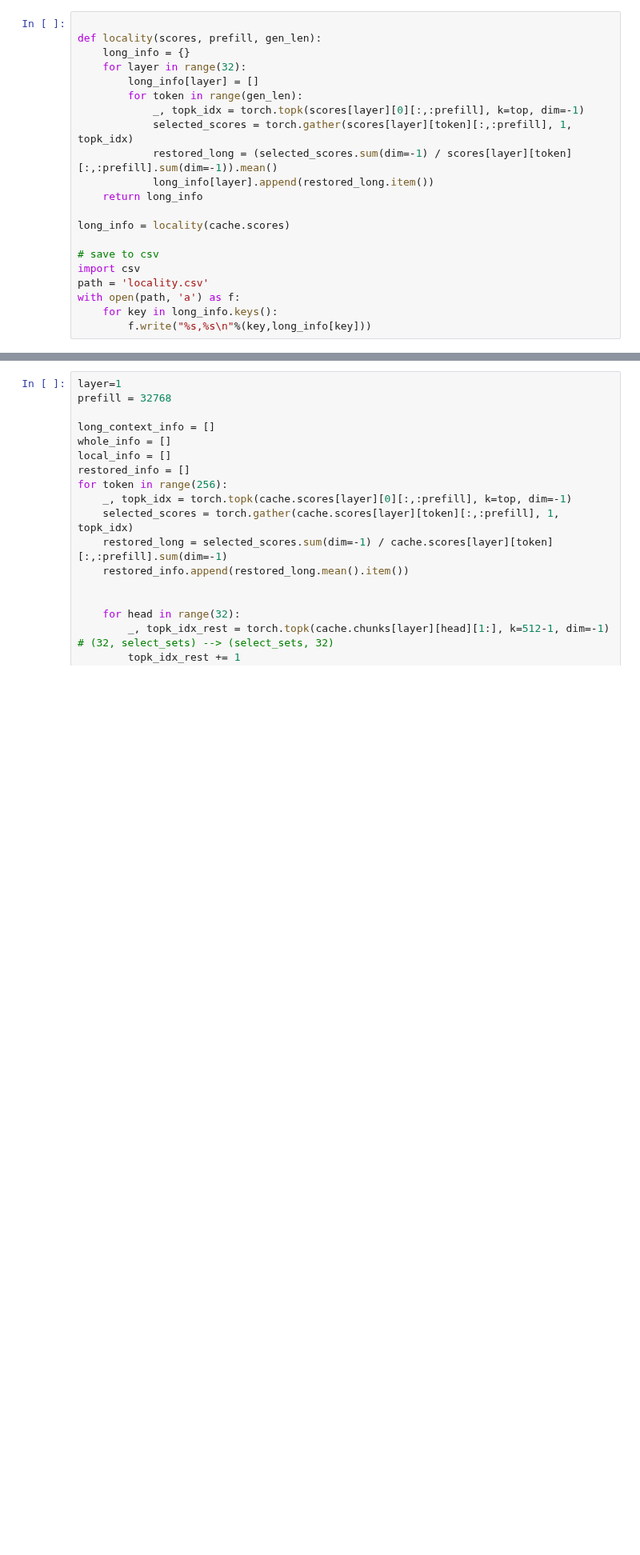
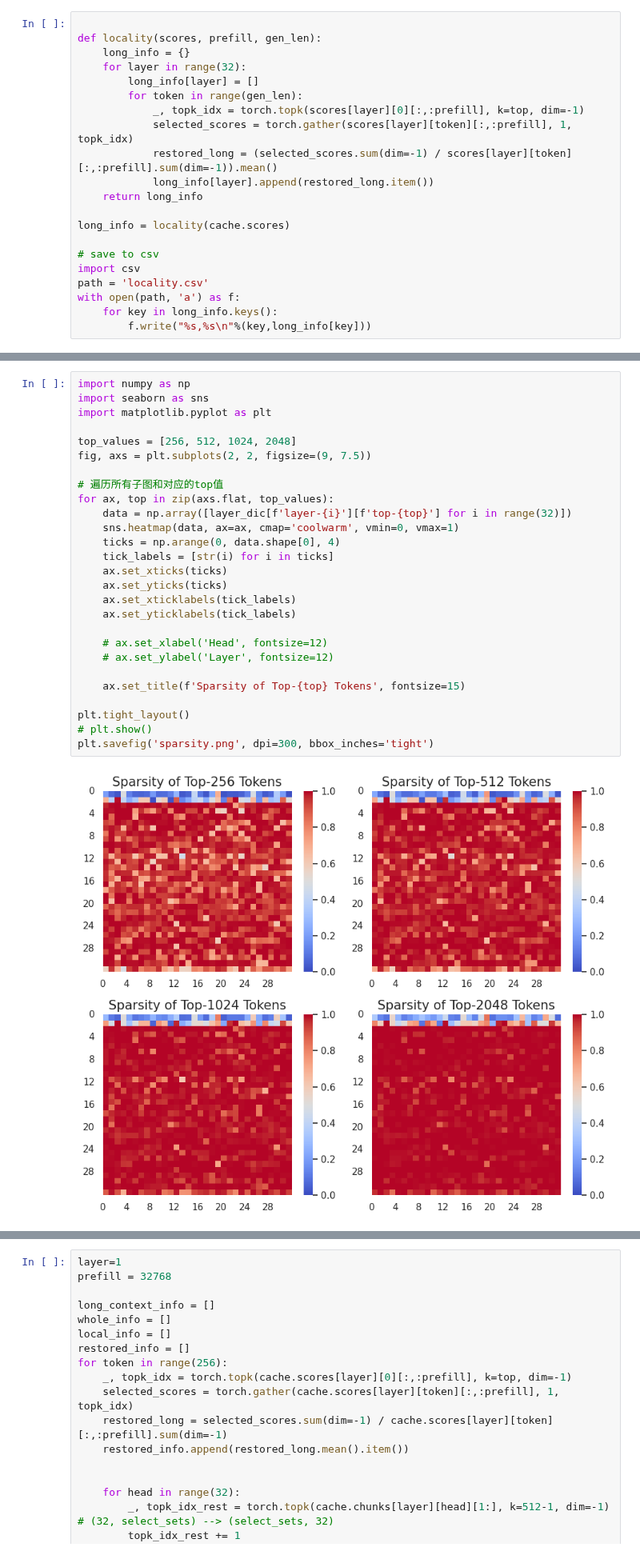
Before and after one commit to ranonrkm/TriForce-legacy, a Jupyter notebook: test.ipynb, the cells around one changed output, grey strips where cells are left out. Shown at 80% size. Cells and saved outputs as stored; diff of their text form; blank space fills up the shorter version.

```diff
--- a/test.ipynb
+++ b/test.ipynb
@@ -343,0 +401,29 @@ long_info
+# %%
+import numpy as np
+import seaborn as sns
+import matplotlib.pyplot as plt
+
+top_values = [256, 512, 1024, 2048]
+fig, axs = plt.subplots(2, 2, figsize=(9, 7.5))
+
+# 遍历所有子图和对应的top值
+for ax, top in zip(axs.flat, top_values):
+    data = np.array([layer_dic[f'layer-{i}'][f'top-{top}'] for i in range(32)])
+    sns.heatmap(data, ax=ax, cmap='coolwarm', vmin=0, vmax=1)
+    ticks = np.arange(0, data.shape[0], 4)
+    tick_labels = [str(i) for i in ticks]
+    ax.set_xticks(ticks)
+    ax.set_yticks(ticks)
+    ax.set_xticklabels(tick_labels)
+    ax.set_yticklabels(tick_labels)
+
+    # ax.set_xlabel('Head', fontsize=12)
+    # ax.set_ylabel('Layer', fontsize=12)
+
+    ax.set_title(f'Sparsity of Top-{top} Tokens', fontsize=15)
+
+plt.tight_layout()
+# plt.show()
+plt.savefig('sparsity.png', dpi=300, bbox_inches='tight')
+# %% [output]
+[figure, added]
```
Also changed, not shown: parts of 10 cells of this notebook, 8 other files.
